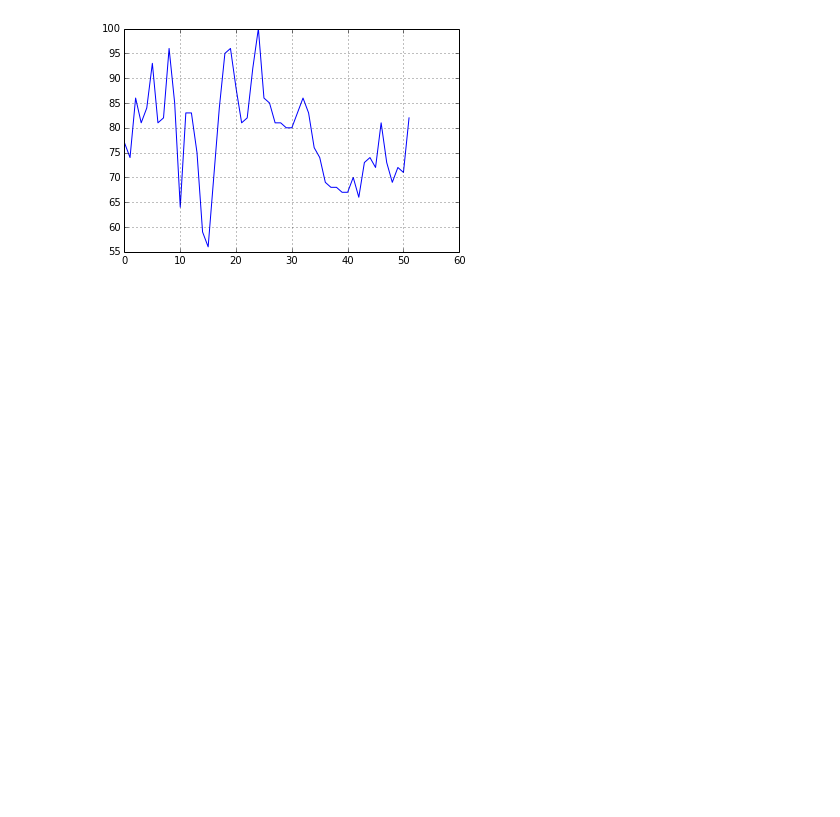
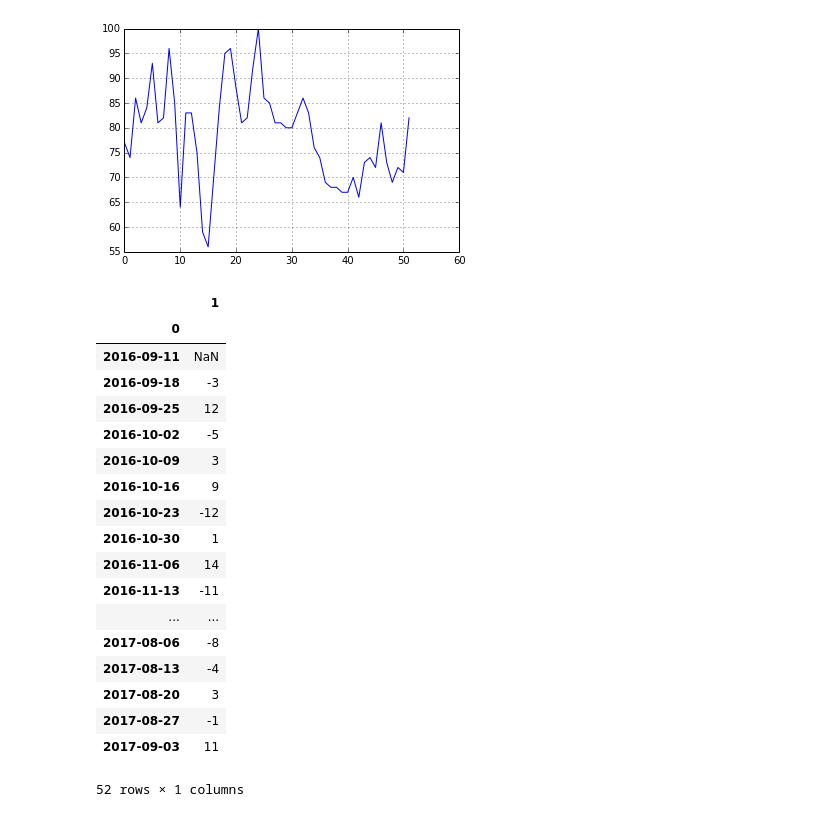
Before and after one commit to mihirk11/stock-trends, a Jupyter notebook: POC.ipynb, the cells around one changed output. Drawn from its saved outputs; the diff is of its cells as text; code cells hidden in the pictures; blank space fills up the shorter version.

```diff
--- a/POC.ipynb
+++ b/POC.ipynb
@@ -58,3 +58,26 @@ debt[1].plot()
 # %% [output]
 <matplotlib.axes.AxesSubplot at 0x...>
 [figure]
+# %%
+debt_change = debt.set_index(0).diff()
+debt_change
+# %% [output]
+|  | 1 |
+| 0 |  |
+| 2016-09-11 | NaN |
+| 2016-09-18 | -3 |
+| 2016-09-25 | 12 |
+| 2016-10-02 | -5 |
+| 2016-10-09 | 3 |
+| 2016-10-16 | 9 |
+| 2016-10-23 | -12 |
+| 2016-10-30 | 1 |
+| 2016-11-06 | 14 |
+| 2016-11-13 | -11 |
+| ... | ... |
+| 2017-08-06 | -8 |
+| 2017-08-13 | -4 |
+| 2017-08-20 | 3 |
+| 2017-08-27 | -1 |
+| 2017-09-03 | 11 |
+52 rows × 1 columns
```
Also changed, not shown: parts of 3 cells of this notebook.
